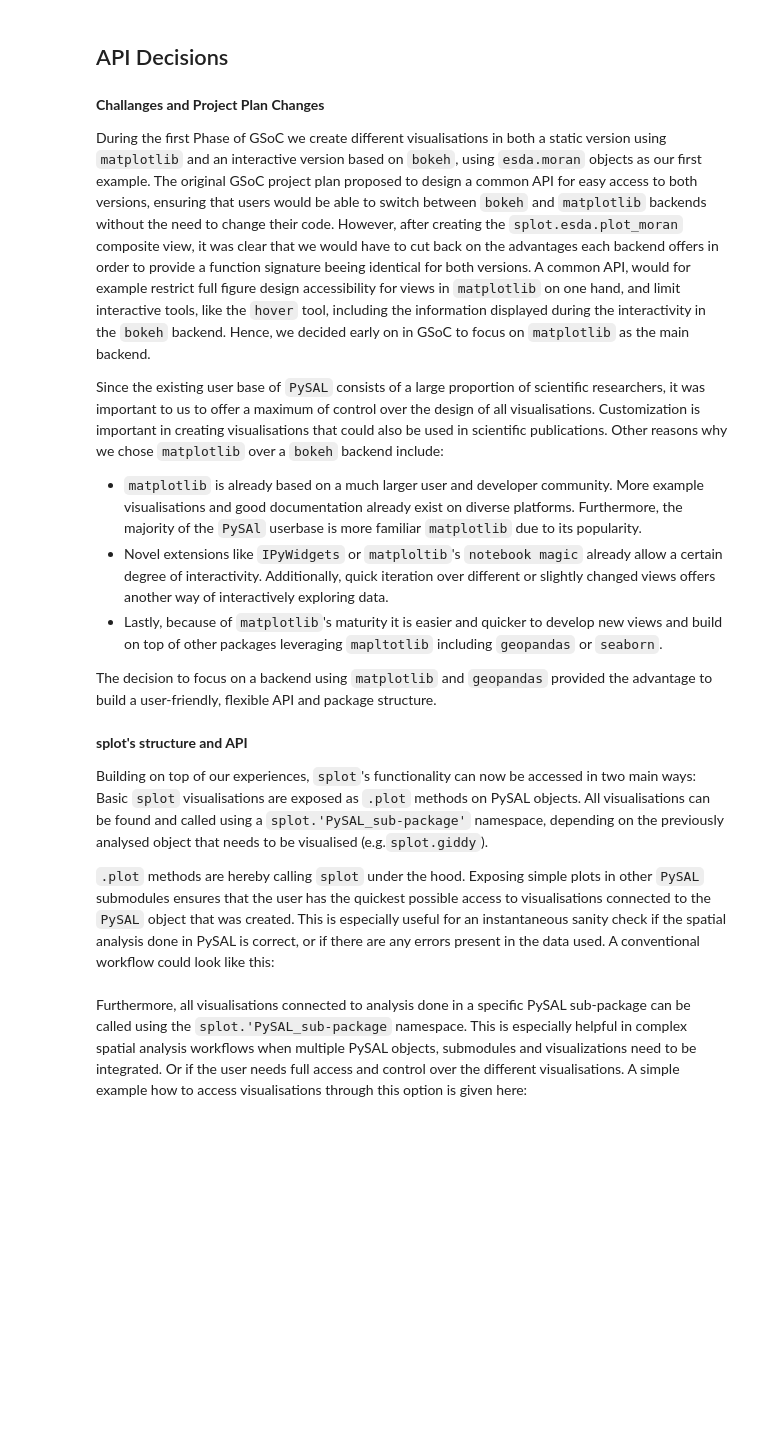
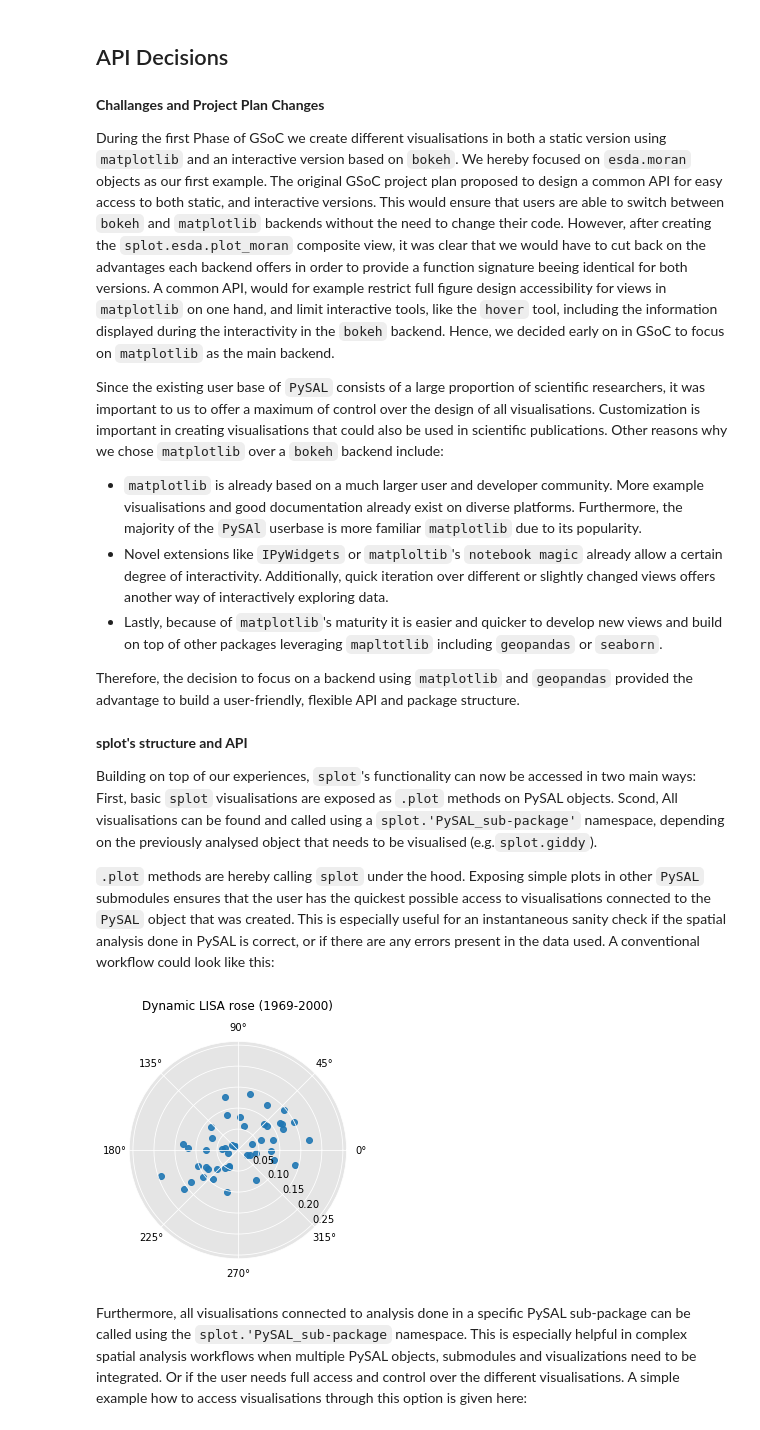
Before and after one commit to slumnitz/splot, a Jupyter notebook: notebooks/splot_pysal_viz_package.ipynb, the cells around one changed output. Saved outputs shown, nothing was run; the diff lists cells and outputs as text; code cells hidden in the pictures; blank space fills up the shorter version.

```diff
--- a/notebooks/splot_pysal_viz_package.ipynb
+++ b/notebooks/splot_pysal_viz_package.ipynb
@@ -35,17 +35,17 @@ This notebook provides a summary of API decisions made, functionality developed
 # %% [markdown]
 **Challanges and Project Plan Changes**
 
-During the first Phase of GSoC we create different visualisations in both a static version using `matplotlib` and an interactive version based on `bokeh`, using `esda.moran` objects as our first example. The original GSoC project plan proposed to design a common API for easy access to both versions, ensuring that users would be able to switch between `bokeh` and `matplotlib` backends without the need to change their code. However, after creating the `splot.esda.plot_moran` composite view, it was clear that we would have to cut back on the advantages each backend offers in order to provide a function signature beeing identical for both versions. A common API, would for example restrict full figure design accessibility for views in `matplotlib` on one hand, and limit interactive tools, like the `hover` tool, including the information displayed during the interactivity in the `bokeh` backend. Hence, we decided early on in GSoC to focus on `matplotlib` as the main backend.
+During the first Phase of GSoC we create different visualisations in both a static version using `matplotlib` and an interactive version based on `bokeh`. We hereby focused on `esda.moran` objects as our first example. The original GSoC project plan proposed to design a common API for easy access to both static, and interactive versions. This would ensure that users are able to switch between `bokeh` and `matplotlib` backends without the need to change their code. However, after creating the `splot.esda.plot_moran` composite view, it was clear that we would have to cut back on the advantages each backend offers in order to provide a function signature beeing identical for both versions. A common API, would for example restrict full figure design accessibility for views in `matplotlib` on one hand, and limit interactive tools, like the `hover` tool, including the information displayed during the interactivity in the `bokeh` backend. Hence, we decided early on in GSoC to focus on `matplotlib` as the main backend.
 
 Since the existing user base of `PySAL` consists of a large proportion of scientific researchers, it was important to us to offer a maximum of control over the design of all visualisations. Customization is important in creating visualisations that could also be used in scientific publications. Other reasons why we chose `matplotlib` over a `bokeh` backend include:
 * `matplotlib` is already based on a much larger user and developer community. More example visualisations and good documentation already exist on diverse platforms. Furthermore, the majority of the `PySAl` userbase is more familiar `matplotlib` due to its popularity.
 * Novel extensions like `IPyWidgets` or `matploltib`'s `notebook magic` already allow a certain degree of interactivity. Additionally, quick iteration over different or slightly changed views offers another way of interactively exploring data.
 * Lastly, because of `matplotlib`'s maturity it is easier and quicker to develop new views and build on top of other packages leveraging `mapltotlib` including `geopandas` or `seaborn`.
 
-The decision to focus on a backend using `matplotlib` and `geopandas` provided the advantage to build a user-friendly, flexible API and package structure.
+Therefore, the decision to focus on a backend using `matplotlib` and `geopandas` provided the advantage to build a user-friendly, flexible API and package structure.
 # %% [markdown]
 **splot's structure and API**
 
-Building on top of our experiences, `splot`'s functionality can now be accessed in two main ways: Basic `splot` visualisations are exposed as `.plot` methods on PySAL objects. All visualisations can be found and called using a `splot.'PySAL_sub-package'` namespace, depending on the previously analysed object that needs to be visualised (e.g.`splot.giddy`).
+Building on top of our experiences, `splot`'s functionality can now be accessed in two main ways: First, basic `splot` visualisations are exposed as `.plot` methods on PySAL objects. Scond, All visualisations can be found and called using a `splot.'PySAL_sub-package'` namespace, depending on the previously analysed object that needs to be visualised (e.g.`splot.giddy`).
 
 `.plot` methods are hereby calling `splot` under the hood. Exposing simple plots in other `PySAL` submodules ensures that the user has the quickest possible access to visualisations connected to the `PySAL` object that was created. This is especially useful for an instantaneous sanity check if the spatial analysis done in PySAL is correct, or if there are any errors present in the data used. A conventional workflow could look like this:
@@ -54,2 +61,32 @@ from giddy import
+# %%
+from giddy.directional import Rose
+
+# Retrieve files and prepare data
+shp_link = examples.get_path('us48.shp')
+df = gpd.read_file(shp_link)
+income_table = pd.read_csv(examples.get_path("usjoin.csv"))
+
+# Calculate relative values and merge
+for year in range(1969, 2010):
+    income_table[str(year) + '_rel'] = (
+        income_table[str(year)] / income_table[str(year)].mean())
+gdf = df.merge(income_table,left_on='STATE_NAME',right_on='Name')
+
+# Calculate spatial weights and data for two points in time
+w = Queen.from_dataframe(gdf)
+w.transform = 'r'
+y1 = gdf['1969_rel'].values
+y2 = gdf['2000_rel'].values
+
+# Calculate rose Object
+Y = np.array([y1, y2]).T
+rose = Rose(Y, w, k=5)
+
+# Plot
+fig, ax = rose.plot()
+ax.set_title('Dynamic LISA rose (1969-2000)\n')
+plt.show()
+# %% [output]
+[figure, added]
 # %% [markdown]
 Furthermore, all visualisations connected to analysis done in a specific PySAL sub-package can be called using the `splot.'PySAL_sub-package` namespace. This is especially helpful in complex spatial analysis workflows when multiple PySAL objects, submodules and visualizations need to be integrated. Or if the user needs full access and control over the different visualisations. A simple example how to access visualisations through this option is given here:
```
Also changed, not shown: parts of 32 cells of this notebook.
